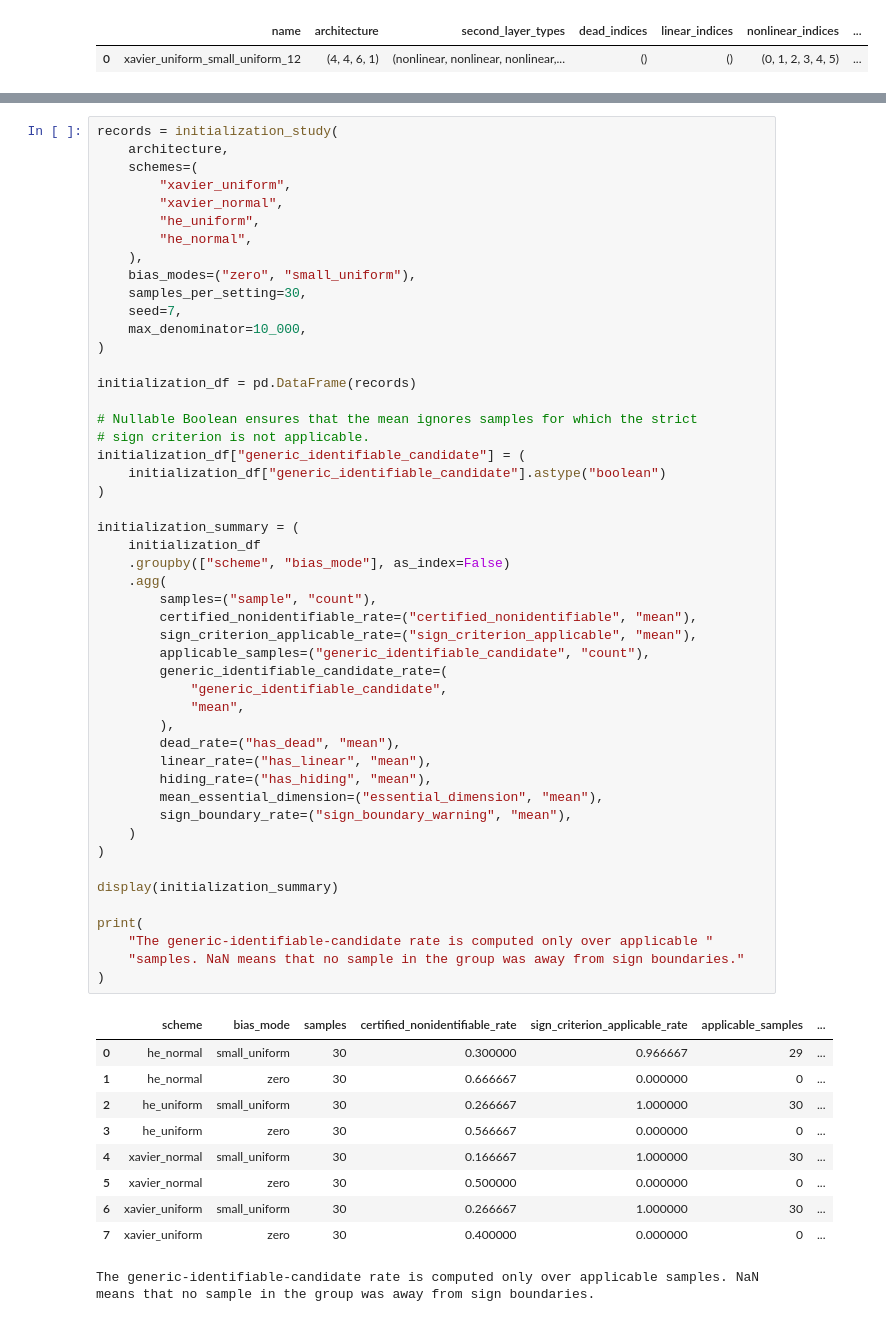
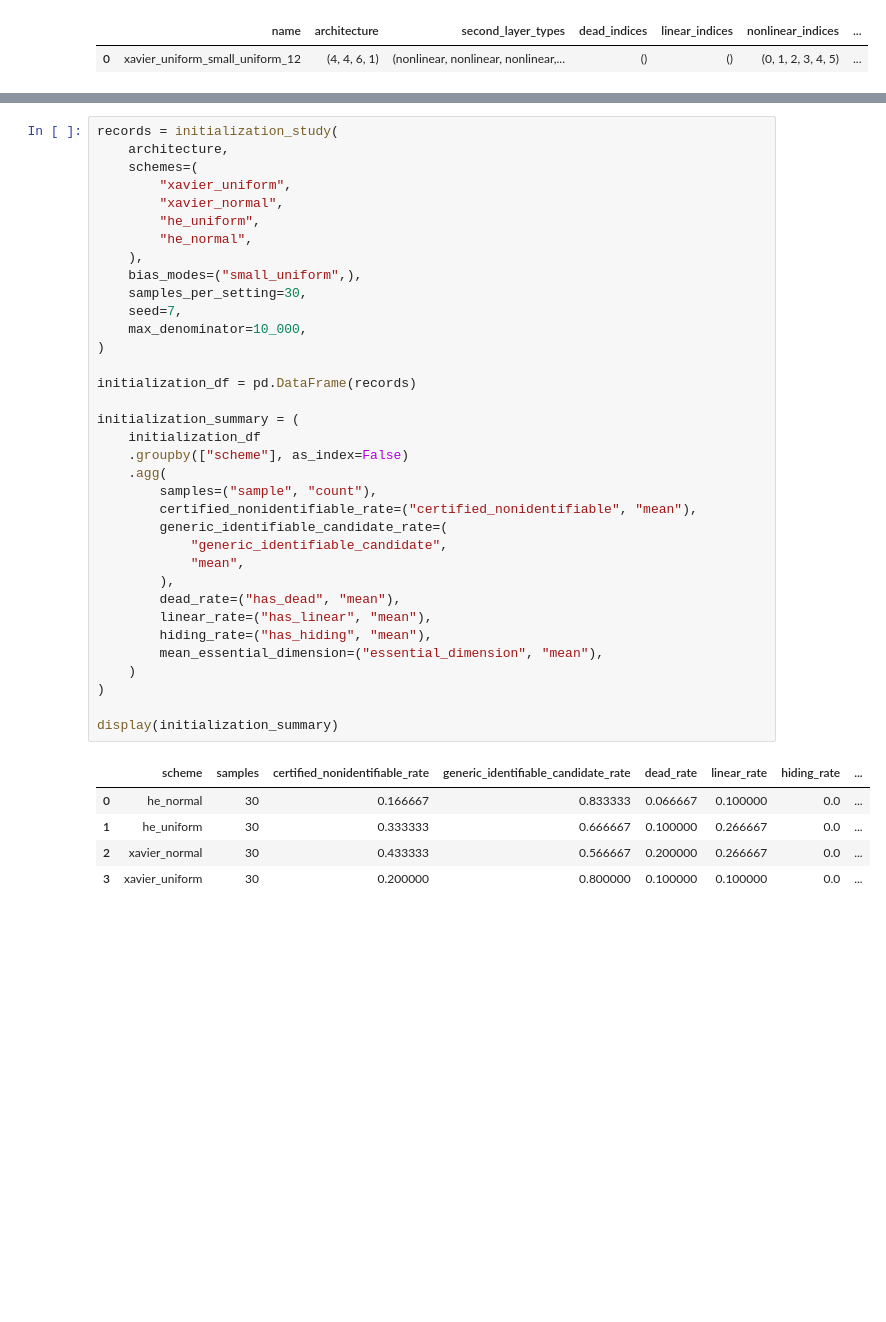
Before and after one commit to MoGrillo/relu-bottleneck-equivalence, a Jupyter notebook: relu_bottleneck_symmetry_workbench.ipynb, the cells around one changed output, grey strips where cells are left out. Drawn from its saved outputs; the diff is of its cells as text; blank space fills up the shorter version.

Commit message:
Simplify initialization experiments

```diff
--- a/relu_bottleneck_symmetry_workbench.ipynb
+++ b/relu_bottleneck_symmetry_workbench.ipynb
@@ -1741,59 +1709,40 @@ records = initialization_study(
         "xavier_uniform",
         "xavier_normal",
         "he_uniform",
         "he_normal",
     ),
-    bias_modes=("zero", "small_uniform"),
+    bias_modes=("small_uniform",),
     samples_per_setting=30,
     seed=7,
     max_denominator=10_000,
 )
 
 initialization_df = pd.DataFrame(records)
 
-# Nullable Boolean ensures that the mean ignores samples for which the strict
-# sign criterion is not applicable.
-initialization_df["generic_identifiable_candidate"] = (
-    initialization_df["generic_identifiable_candidate"].astype("boolean")
-)
-
 initialization_summary = (
     initialization_df
-    .groupby(["scheme", "bias_mode"], as_index=False)
+    .groupby(["scheme"], as_index=False)
     .agg(
         samples=("sample", "count"),
         certified_nonidentifiable_rate=("certified_nonidentifiable", "mean"),
-        sign_criterion_applicable_rate=("sign_criterion_applicable", "mean"),
-        applicable_samples=("generic_identifiable_candidate", "count"),
         generic_identifiable_candidate_rate=(
             "generic_identifiable_candidate",
             "mean",
         ),
         dead_rate=("has_dead", "mean"),
         linear_rate=("has_linear", "mean"),
         hiding_rate=("has_hiding", "mean"),
         mean_essential_dimension=("essential_dimension", "mean"),
-        sign_boundary_rate=("sign_boundary_warning", "mean"),
     )
 )
 
 display(initialization_summary)
-
-print(
-    "The generic-identifiable-candidate rate is computed only over applicable "
-    "samples. NaN means that no sample in the group was away from sign boundaries."
-)
 # %% [output]
-|  | scheme | bias_mode | samples | certified_nonidentifiable_rate | sign_criterion_applicable_rate | applicable_samples | ... |
-| 0 | he_normal | small_uniform | 30 | 0.300000 | 0.966667 | 29 | ... |
-| 1 | he_normal | zero | 30 | 0.666667 | 0.000000 | 0 | ... |
-| 2 | he_uniform | small_uniform | 30 | 0.266667 | 1.000000 | 30 | ... |
-| 3 | he_uniform | zero | 30 | 0.566667 | 0.000000 | 0 | ... |
-| 4 | xavier_normal | small_uniform | 30 | 0.166667 | 1.000000 | 30 | ... |
-| 5 | xavier_normal | zero | 30 | 0.500000 | 0.000000 | 0 | ... |
-| 6 | xavier_uniform | small_uniform | 30 | 0.266667 | 1.000000 | 30 | ... |
-| 7 | xavier_uniform | zero | 30 | 0.400000 | 0.000000 | 0 | ... |
+|  | scheme | samples | certified_nonidentifiable_rate | generic_identifiable_candidate_rate | dead_rate | linear_rate | hiding_rate | ... |
+| 0 | he_normal | 30 | 0.166667 | 0.833333 | 0.066667 | 0.100000 | 0.0 | ... |
+| 1 | he_uniform | 30 | 0.333333 | 0.666667 | 0.100000 | 0.266667 | 0.0 | ... |
+| 2 | xavier_normal | 30 | 0.433333 | 0.566667 | 0.200000 | 0.266667 | 0.0 | ... |
+| 3 | xavier_uniform | 30 | 0.200000 | 0.800000 | 0.100000 | 0.100000 | 0.0 | ... |
-The generic-identifiable-candidate rate is computed only over applicable samples. NaN means that no sample in the group was away from sign boundaries.
 # %% [markdown]
 ## Interpretation and limitations
 
```
Also changed, not shown: parts of 4 cells of this notebook, 2 other files.
